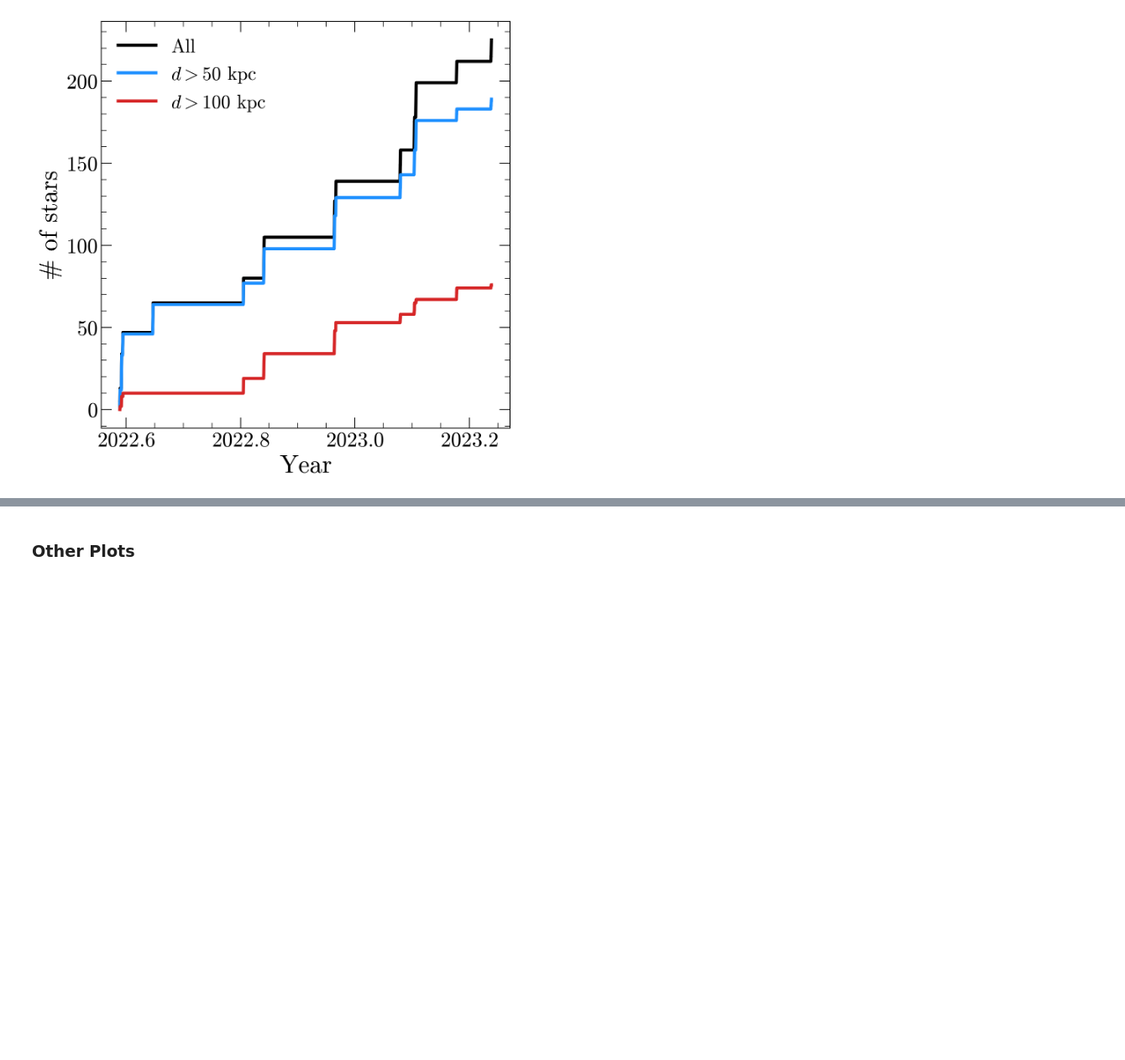
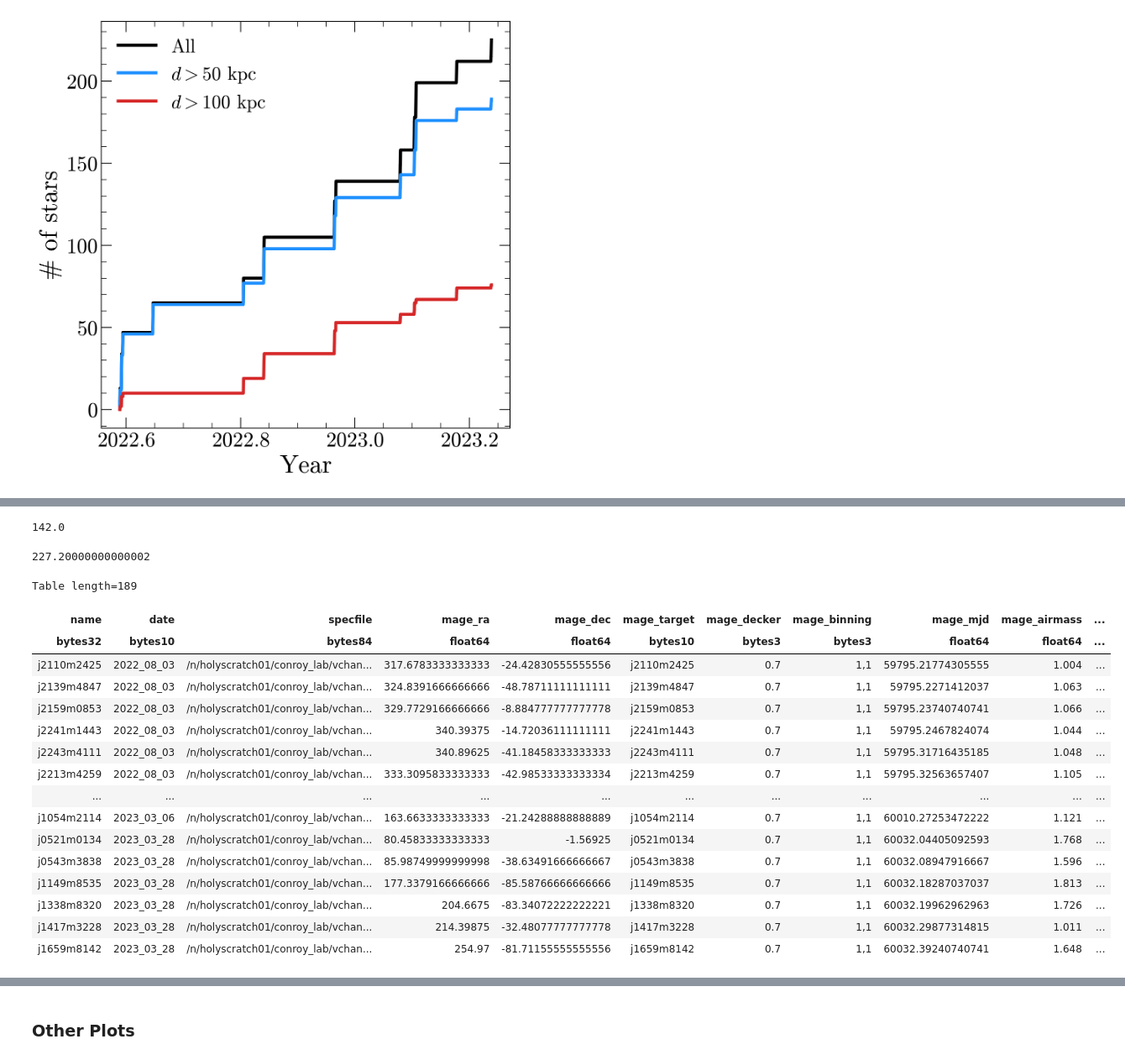
Before and after one commit to vedantchandra/merlin, a Jupyter notebook: pipeline/nb/00_survey_overview.ipynb, the cells around one changed output, grey strips where cells are left out. Shown at 84% size. Cells and saved outputs as stored; diff of their text form; code cells hidden in the pictures; blank space fills up the shorter version.

```diff
--- a/pipeline/nb/00_survey_overview.ipynb
+++ b/pipeline/nb/00_survey_overview.ipynb
@@ -114,0 +289,28 @@ Table length=1
+# %%
+284 * 0.5
+# %% [output]
+142.0
+# %%
+284 * 0.8
+# %% [output]
+227.20000000000002
+# %%
+mage[clean & (mage['Dist'] > 50)]
+# %% [output]
+Table length=189
+| name | date | specfile | mage_ra | mage_dec | mage_target | mage_decker | mage_binning | mage_mjd | mage_airmass | ... |
+| bytes32 | bytes10 | bytes84 | float64 | float64 | bytes10 | bytes3 | bytes3 | float64 | float64 | ... |
+| j2110m2425 | 2022_08_03 | /n/holyscratch01/conroy_lab/vchan... | 317.6783333333333 | -24.42830555555556 | j2110m2425 | 0.7 | 1,1 | 59795.21774305555 | 1.004 | ... |
+| j2139m4847 | 2022_08_03 | /n/holyscratch01/conroy_lab/vchan... | 324.8391666666666 | -48.78711111111111 | j2139m4847 | 0.7 | 1,1 | 59795.2271412037 | 1.063 | ... |
+| j2159m0853 | 2022_08_03 | /n/holyscratch01/conroy_lab/vchan... | 329.7729166666666 | -8.884777777777778 | j2159m0853 | 0.7 | 1,1 | 59795.23740740741 | 1.066 | ... |
+| j2241m1443 | 2022_08_03 | /n/holyscratch01/conroy_lab/vchan... | 340.39375 | -14.72036111111111 | j2241m1443 | 0.7 | 1,1 | 59795.2467824074 | 1.044 | ... |
+| j2243m4111 | 2022_08_03 | /n/holyscratch01/conroy_lab/vchan... | 340.89625 | -41.18458333333333 | j2243m4111 | 0.7 | 1,1 | 59795.31716435185 | 1.048 | ... |
+| j2213m4259 | 2022_08_03 | /n/holyscratch01/conroy_lab/vchan... | 333.3095833333333 | -42.98533333333334 | j2213m4259 | 0.7 | 1,1 | 59795.32563657407 | 1.105 | ... |
+| ... | ... | ... | ... | ... | ... | ... | ... | ... | ... | ... |
+| j1054m2114 | 2023_03_06 | /n/holyscratch01/conroy_lab/vchan... | 163.6633333333333 | -21.24288888888889 | j1054m2114 | 0.7 | 1,1 | 60010.27253472222 | 1.121 | ... |
+| j0521m0134 | 2023_03_28 | /n/holyscratch01/conroy_lab/vchan... | 80.45833333333333 | -1.56925 | j0521m0134 | 0.7 | 1,1 | 60032.04405092593 | 1.768 | ... |
+| j0543m3838 | 2023_03_28 | /n/holyscratch01/conroy_lab/vchan... | 85.98749999999998 | -38.63491666666667 | j0543m3838 | 0.7 | 1,1 | 60032.08947916667 | 1.596 | ... |
+| j1149m8535 | 2023_03_28 | /n/holyscratch01/conroy_lab/vchan... | 177.3379166666666 | -85.58766666666666 | j1149m8535 | 0.7 | 1,1 | 60032.18287037037 | 1.813 | ... |
+| j1338m8320 | 2023_03_28 | /n/holyscratch01/conroy_lab/vchan... | 204.6675 | -83.34072222222221 | j1338m8320 | 0.7 | 1,1 | 60032.19962962963 | 1.726 | ... |
+| j1417m3228 | 2023_03_28 | /n/holyscratch01/conroy_lab/vchan... | 214.39875 | -32.48077777777778 | j1417m3228 | 0.7 | 1,1 | 60032.29877314815 | 1.011 | ... |
+| j1659m8142 | 2023_03_28 | /n/holyscratch01/conroy_lab/vchan... | 254.97 | -81.71155555555556 | j1659m8142 | 0.7 | 1,1 | 60032.39240740741 | 1.648 | ... |
```
Also changed, not shown: parts of 33 cells of this notebook, 4 other files.
